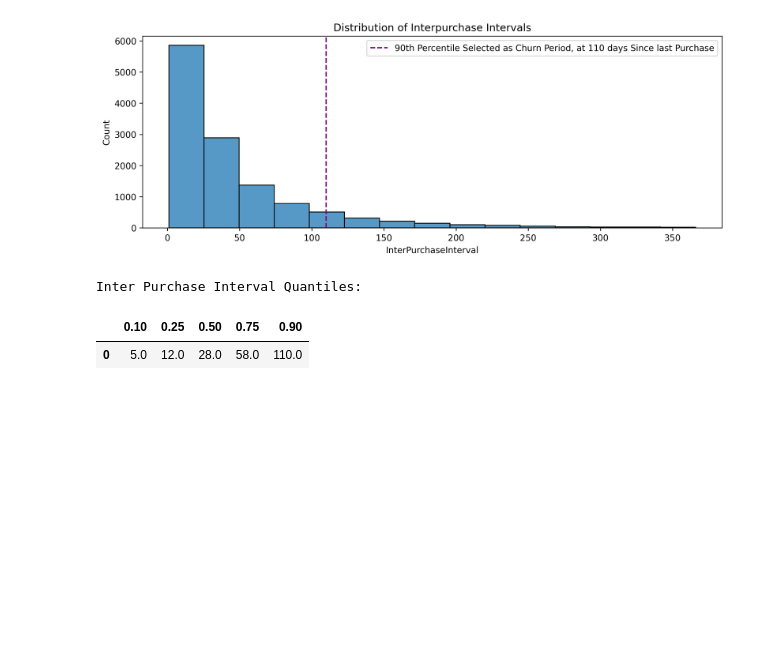
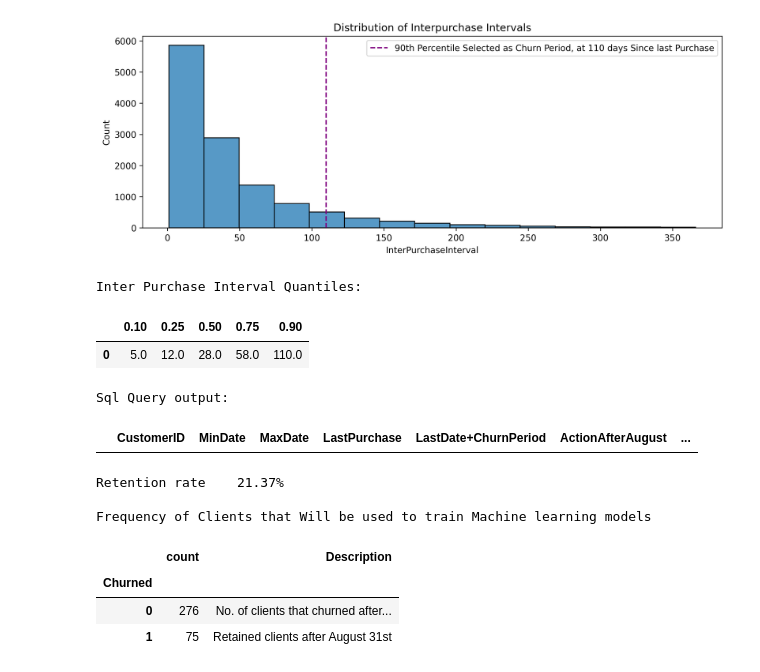
Before and after one commit to mundundan-star/online-retail-customer-analytics, a Jupyter notebook: 4.0 Retention_Analysis and Churn_Labelling.ipynb, the cells around one changed output. Drawn from its saved outputs; the diff is of its cells as text; code cells hidden in the pictures; blank space fills up the shorter version.

```diff
--- a/4.0 Retention_Analysis and Churn_Labelling.ipynb
+++ b/4.0 Retention_Analysis and Churn_Labelling.ipynb
@@ -116,0 +115,65 @@ query = """
+# %%
+engine= create_engine(userdata.get('NEON_DATABASE_URL'))
+
+query = """
+CREATE OR REPLACE VIEW v_churn_analysis_candidates AS
+WITH data AS(
+SELECT "CustomerID",
+    MIN("InvoiceDate") AS "MinDate",
+    MAX("InvoiceDate") AS "MaxDate"
+FROM v_clean_sales_analytics
+WHERE "InvoiceDate" > '2011-08-31'
+GROUP BY "CustomerID")
+
+SELECT *,
+  "LastPurchase" + 110 AS "LastDate+ChurnPeriod",
+  CASE WHEN "MinDate" IS NULL THEN 'No_Purchase'
+      ELSE 'Purchased'
+  END "ActionAfterAugust",
+  ("MinDate" - "LastPurchase") AS "AfterAugustInterval",
+  CASE WHEN ("MinDate" - "LastPurchase") > 110 OR ("MinDate" - "LastPurchase") IS NULL THEN 1
+    ELSE 0
+  END AS "Churned"
+FROM data
+FULL OUTER JOIN (SELECT "CustomerID",
+          "LastPurchase"
+          FROM v_customer_metrics
+          WHERE "Recency" < 110) --outer join: to pull data from both tables without excluding any
+          -- Excluded clients with recency greater than 110 as they have already churned as at August 31st
+USING("CustomerID")
+WHERE "LastPurchase" IS NOT NULL -- Ensures new customers without histor in v_customer meterics are excluded
+--AND ("MinDate" + 110) < (SELECT MAX("MaxDate")
+                            --FROM data) -- Ensures Customers Whose Expected Churn  date exceeds the dataset end, as we can't know what they'll do
+ORDER BY "AfterAugustInterval"
+"""
+
+with engine.begin() as conn:
+    conn.execute(text(query))
+
+query = """
+SELECT *
+FROM v_churn_analysis_candidates
+"""
+df = pd.read_sql(text(query), con = engine)
+
+print("Sql Query output:")
+df.head()
+# %% [output]
+Sql Query output:
+|  | CustomerID | MinDate | MaxDate | LastPurchase | LastDate+ChurnPeriod | ActionAfterAugust | ... |
+# %%
+churned = pd.DataFrame(df['Churned'].value_counts())
+churned['Description'] = ["No. of clients that churned after August 31st", "Retained clients after August 31st"]
+
+churn_rate = churned['count'].iloc[1]/(churned['count'].iloc[1] + churned['count'].iloc[0])
+print(f"Retention rate   {churn_rate *100: .2f}%")
+print('\nFrequency of Clients that Will be used to train Machine learning models')
+churned
+# %% [output]
+Retention rate    21.37%
+
+Frequency of Clients that Will be used to train Machine learning models
+|  | count | Description |
+| Churned |  |  |
+| 0 | 276 | No. of clients that churned after... |
+| 1 | 75 | Retained clients after August 31st |
```
Also changed, not shown: parts of 1 cell of this notebook.
